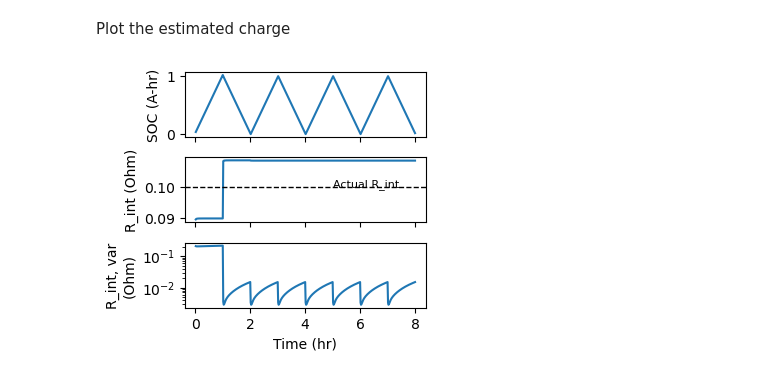
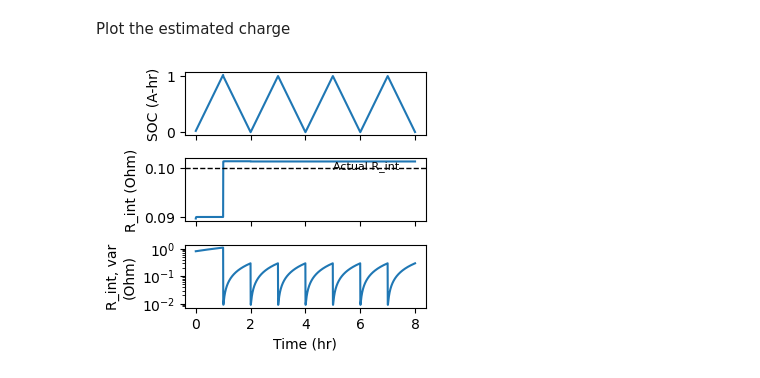
Before and after one commit to ROVI-org/auto-soh, a Jupyter notebook: notebooks/demonstrate-ukf.ipynb, the cells around one changed output. Saved outputs shown, nothing was run; the diff lists cells and outputs as text; code cells hidden in the pictures.

```diff
--- a/notebooks/demonstrate-ukf.ipynb
+++ b/notebooks/demonstrate-ukf.ipynb
@@ -14,7 +14,7 @@ Configuration
 actual_rint: float = 0.1  # Actual resistance
 guess_rint: float = 0.05  # Guess for resistance
 charge_time: float = 3600.  # Interval over which to charge and discharge the battery
-observations_per_charge: int = 60  # How many times to measure voltage during charge
+observations_per_charge: int = 360  # How many times to measure voltage during charge
 current: float = 1.  # Applied current during charge or discharge
 cycle_count: int = 4  # Number of cycles to simulate
 # %% [markdown]
@@ -147,20 +159,20 @@ Plot the estimated charge
 # %%
 fig, axs = plt.subplots(3, 1, sharex=True, figsize=(3.5, 3.1))
 
 axs[0].plot(full_states['time'] / 3600., full_states['charge'])
 axs[0].set_xlim(axs[0].get_xlim())
 axs[0].set_ylabel('SOC (A-hr)')
 
 axs[1].plot(full_states['time'] / 3600., full_states['r_serial'])
 axs[1].plot(axs[1].get_xlim(), [actual_rint] * 2, 'k--', lw=1)
 axs[1].text(5, actual_rint, 'Actual R_int', fontsize=8)
 axs[1].set_ylabel('R_int (Ohm)')
 
-axs[2].semilogy(full_states['time'] / 3600., full_states['var_r_serial'])
+axs[2].semilogy(full_states['time'] / 3600., full_states['var_charge'])
 axs[2].set_ylabel('R_int, var\n(Ohm)')
 
 axs[-1].set_xlabel('Time (hr)')
 
 fig.tight_layout()
 # %% [output]
-[figure, old version]
+[figure, new version]
```
Also changed, not shown: parts of 4 cells of this notebook, 2 other files.
